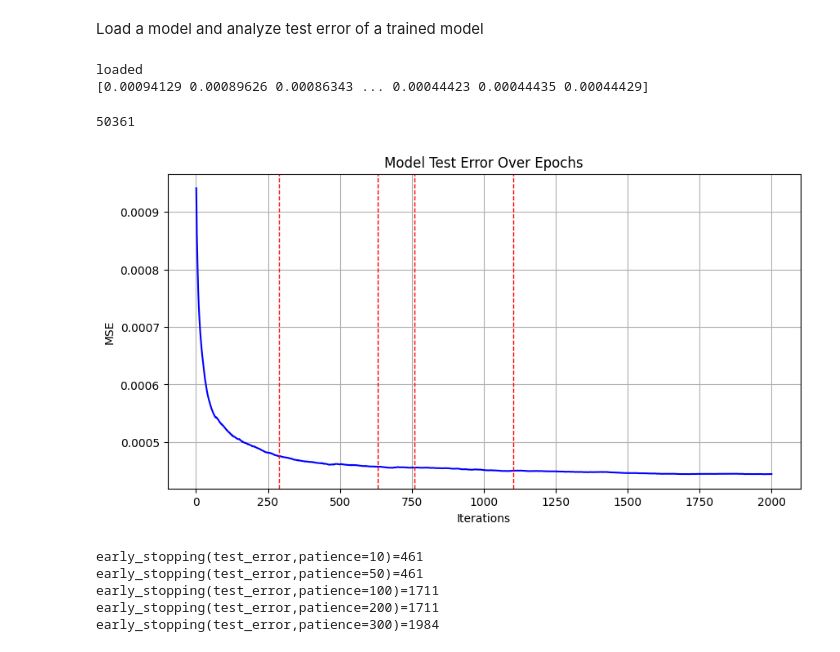
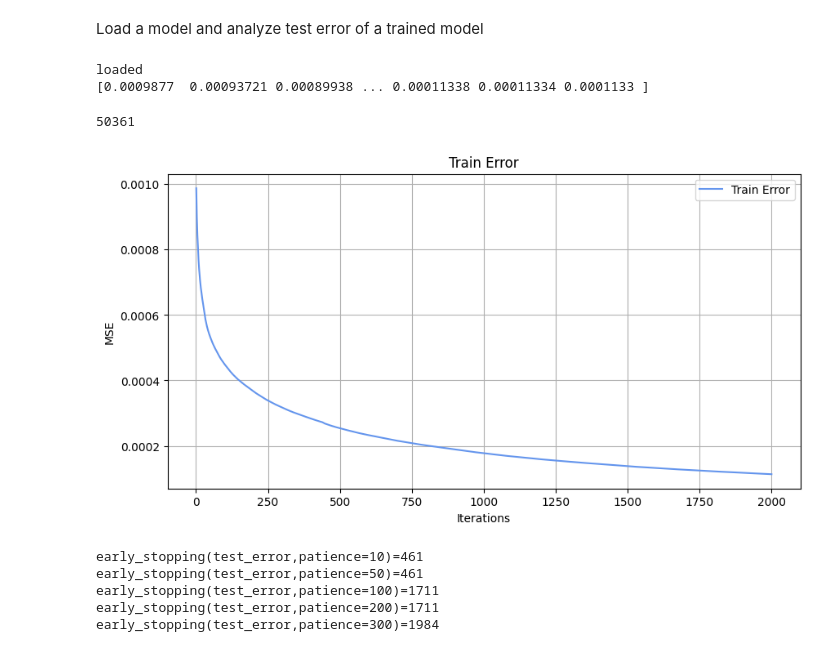
Before and after one commit to Claudio-Me/Path-Boosting-Public, a Jupyter notebook: wrapped_boosting_analysis.ipynb, the cells around one changed output. Saved outputs shown, nothing was run; the diff lists cells and outputs as text; code cells hidden in the pictures.

```diff
--- a/wrapped_boosting_analysis.ipynb
+++ b/wrapped_boosting_analysis.ipynb
@@ -1059,11 +1059,11 @@ directory = ("/Users/popcorn/PycharmProjects/pattern_boosting/results/Xgb_step_2
 
 wrapper_pattern_boosting = data_reader.load_data(directory=directory, filename="wrapper_pattern_boosting")
 print("loaded")
-test_error = wrapper_pattern_boosting.test_error
+test_error = wrapper_pattern_boosting.train_error
 print(test_error)
 # %% [output]
 loaded
-[0.00094129 0.00089626 0.00086343 ... 0.00044423 0.00044435 0.00044429]
+[0.0009877  0.00093721 0.00089938 ... 0.00011338 0.00011334 0.0001133 ]
 # %%
 paths_in_header = set()
 for model in wrapper_pattern_boosting.get_trained_pattern_boosting_models():
@@ -1076,21 +1076,25 @@ print(len(list(paths_in_header)))
 # %%
 import matplotlib.pyplot as plt
 
 # Create the plot
 vertical_lines = [  288, 631, 758, 1103]
 
 fig, ax = plt.subplots(figsize=(10, 5))
-ax.plot(range(1,len(test_error)+1), test_error, label='Test Error', color='blue')
+ax.plot(range(1,len(test_error)+1), test_error, label='Train Error', color='cornflowerblue')
+'''
 for x in vertical_lines:
-        ax.axvline(x=x, color='red', linestyle='--', lw=1, label='Overfitting detected' if x == vertical_lines[0] else "")
-
-ax.set_title('Model Test Error Over Epochs')
+        ax.axvline(x=x, color='red', linestyle='--', lw=1, label='Overfitting from cross validation' if x == vertical_lines[0] else "")
+'''
+ax.set_title('Train Error')
 ax.set_xlabel('Iterations')
 ax.set_ylabel('MSE')
 ax.grid(True)
-# You can customize the plot to better suit your needs
+ax.legend()
+
+
+fig.savefig("test_error_60k_dataset.pdf")
 # %% [output]
-[figure, old version]
+[figure, new version]
 # %%
 
 print(f"{early_stopping(test_error,patience=10)=}")
```
Also changed, not shown: 6 other files.
